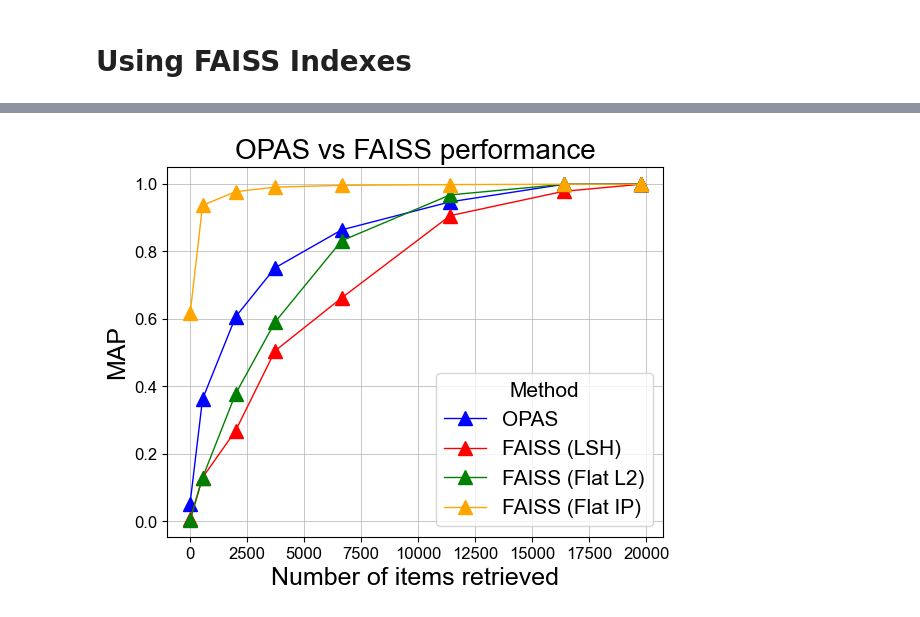
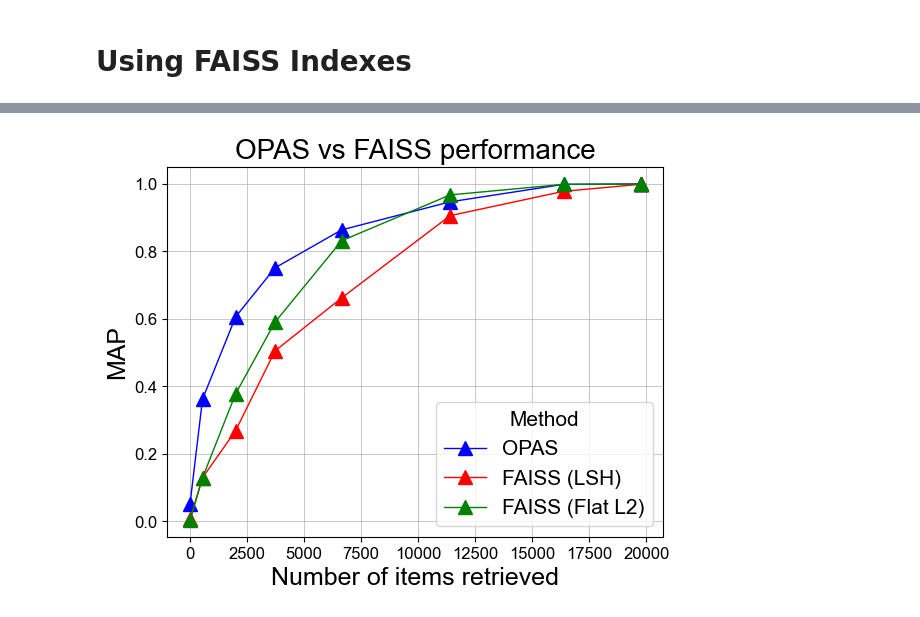
Before and after one commit to BhavyaKohli/OPAS, a Jupyter notebook: plots_and_figures/plots_hashing_baselines.ipynb, the cells around one changed output, grey strips where cells are left out. Drawn from its saved outputs; the diff is of its cells as text; code cells hidden in the pictures.

```diff
--- a/plots_and_figures/plots_hashing_baselines.ipynb
+++ b/plots_and_figures/plots_hashing_baselines.ipynb
@@ -102,7 +104,11 @@ def get_faiss_map(lsh, k):
 def faiss_map_for_k_list(lsh, klist):
     _map = dict()
     for k in tqdm(list(klist)):
-        _map[k] = get_faiss_map(lsh, int(k))
+        try:
+            _map[k] = get_faiss_map(lsh, int(k))
+        except:
+            print(f"Error with k={k}")
+            continue
     _map = np.array(list(_map.items()))
     return _map[:,0], _map[:,1]
 # %%
@@ -200,19 +225,25 @@ with open("data/faiss_audio.pkl", "wb") as f:
     pickle.dump(all_map, f)
 # %%
 linewidth = 1
+kwargs = {
+    "markersize": 10,
+    "linewidth": linewidth,
+    "alpha": 1
+}
 
-plt.plot(opas_ret, opas_map, "^-", markersize=10, label="OPAS", color="blue", linewidth=linewidth)
-plt.plot(faiss_ret, faiss_map, "^-", markersize=10, label="FAISS (LSH)", color="red", linewidth=linewidth)
-plt.plot(flatl2_ret, flatl2_map, "^-", markersize=10, label="FAISS (Flat L2)", color="green", linewidth=linewidth)
-plt.plot(flatip_ret, flatip_map, "^-", markersize=10, label="FAISS (Flat IP)", color="orange", linewidth=linewidth)
+plt.plot(opas_ret, opas_map, "^-", label="OPAS", color="blue", **kwargs)
+plt.plot(faiss_ret, faiss_map, "^-", label="FAISS (LSH)", color="red", **kwargs)
+plt.plot(flatl2_ret, flatl2_map, "^-", label="FAISS (Flat L2)", color="green", **kwargs)
+# plt.plot(flatip_ret, flatip_map, "^-", label="FAISS (Flat IP)", color="orange", **kwargs)
+# plt.plot(flativf_ret, flativf_map, "^-", label="FAISS (Flat IVF L2)", color="orange", **kwargs)
 plt.title("OPAS vs FAISS performance", fontsize=title_fontsize)
 plt.xticks(fontsize=label_fontsize)
 plt.yticks(fontsize=label_fontsize)
 plt.legend(title="Method", fontsize=legend_fontsize, title_fontsize=legend_fontsize)
 plt.xlabel("Number of items retrieved", fontsize=axis_fontsize)
 plt.ylabel("MAP", fontsize=axis_fontsize)
 plt.grid(linewidth=0.5)
-plt.savefig("opas_vs_faiss.pdf", bbox_inches="tight")
+# plt.savefig("opas_vs_faiss.pdf", bbox_inches="tight")
 plt.show()
 # %% [output]
-[figure, old version]
+[figure, new version]
```
Also changed, not shown: parts of 4 cells of this notebook, 12 other files.
